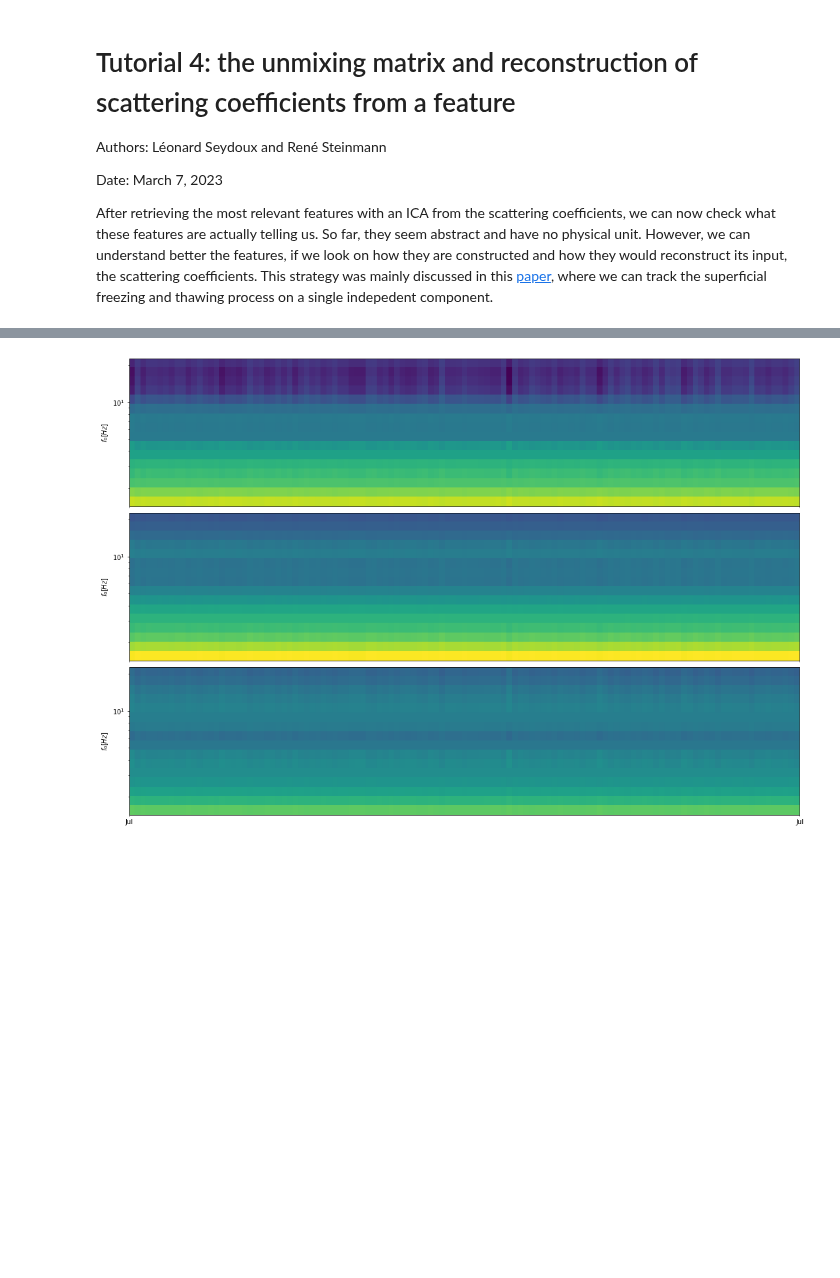
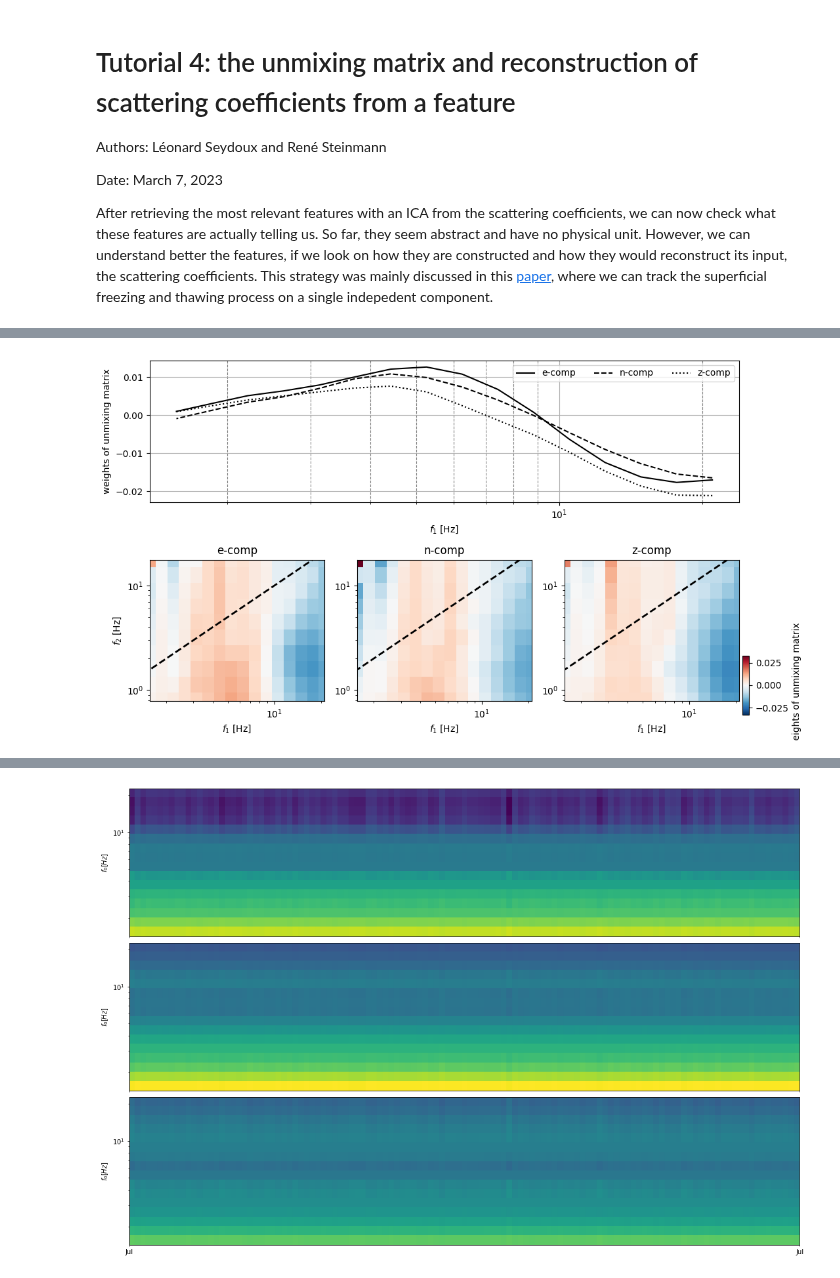
Before and after one commit to scatseisnet/scatseisnet, a Jupyter notebook: docs/source/notebooks/4_weights_and_reconstruction.ipynb, the cells around one changed output, grey strips where cells are left out. Drawn from its saved outputs; the diff is of its cells as text; code cells hidden in the pictures; blank space fills up the shorter version.

```diff
--- a/docs/source/notebooks/4_weights_and_reconstruction.ipynb
+++ b/docs/source/notebooks/4_weights_and_reconstruction.ipynb
@@ -15,0 +21,2 @@ from scipy.signal import medfilt
+# %%
+SAVE_PATH = "example/"
@@ -159,0 +88,55 @@ def show_reconstruction(iFeature=0):
+# %%
+fig = plt.figure(figsize=(10,6))
+gs = GridSpec(2, 3, figure=fig)
+
+ax2 = fig.add_subplot(gs[0, :])
+ax3 = fig.add_subplot(gs[1, 0])
+ax4 = fig.add_subplot(gs[1, 1],sharex=ax3,sharey=ax3)
+ax5 = fig.add_subplot(gs[1, 2],sharex=ax3,sharey=ax3)
+
+
+ax2.plot(f_layer_0,weights_comp[:size_layer_0],'-k', label='e-comp')
+ax2.plot(f_layer_0,weights_comp[size_layer_0:2*size_layer_0],'--k', label='n-comp')
+ax2.plot(f_layer_0,weights_comp[2*size_layer_0:3*size_layer_0],':k', label='z-comp')
+ax2.set_xlabel('$f_1$ [Hz]')
+ax2.set_ylabel('weights of unmixing matrix')
+ax2.grid()
+ax2.grid(axis='x', which='minor', color='grey', linestyle='--')
+ax2.set_xscale('log')
+ax2.legend(ncol=3)
+
+vmin = -np.max(np.abs(weights_comp))
+vmax = np.max(np.abs(weights_comp))
+ax3.set_title('e-comp')
+ax3.pcolormesh(f_layer_0,f_layer_1,ic_2ndLayer_e.T, vmin =vmin,vmax =vmax,cmap='RdBu_r',rasterized=True,shading='auto')
+ax3.set_yscale('log')
+ax3.set_xscale('log')
+
+ax4.set_title('n-comp')
+ax4.pcolormesh(f_layer_0,f_layer_1,ic_2ndLayer_n.T, vmin =vmin,vmax =vmax,cmap='RdBu_r',rasterized=True,shading='auto')
+ax4.set_yscale('log')
+ax4.set_xscale('log')
+
+ax5.set_title('z-comp')
+im = ax5.pcolormesh(f_layer_0,f_layer_1,ic_2ndLayer_z.T, vmin =vmin,vmax =vmax,cmap='RdBu_r',rasterized=True,shading='auto')
+ax5.set_yscale('log')
+ax5.set_xscale('log')
+ax3.set_xlabel('$f_1$ [Hz]')
+ax4.set_xlabel('$f_1$ [Hz]')
+ax5.set_xlabel('$f_1$ [Hz]')
+ax3.set_ylabel('$f_2$ [Hz]')
+ax3.set_xlim(np.min(f_layer_0),np.max(f_layer_0))
+ax3.set_ylim(np.min(f_layer_1),np.max(f_layer_1))
+
+for single_ax in [ax3,ax4,ax5]:
+    single_ax.plot(np.linspace(0.1,100,4),np.linspace(0.1,100,4),'--k',lw=2)
+
+fig.subplots_adjust(right=0.97)
+cbar_ax = fig.add_axes([0.99, 0.075, 0.01, 0.15])
+fig.colorbar(im, cax=cbar_ax)
+cbar_ax.set_ylabel('weights of unmixing matrix')
+
+fig.tight_layout()
+plt.show()
+# %% [output]
+[figure, added]
```
Also changed, not shown: parts of 9 cells of this notebook, 4 other files.
